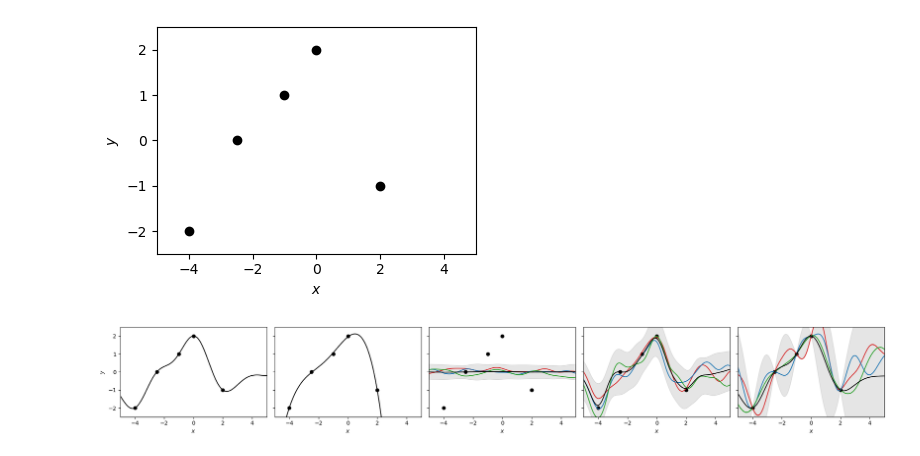
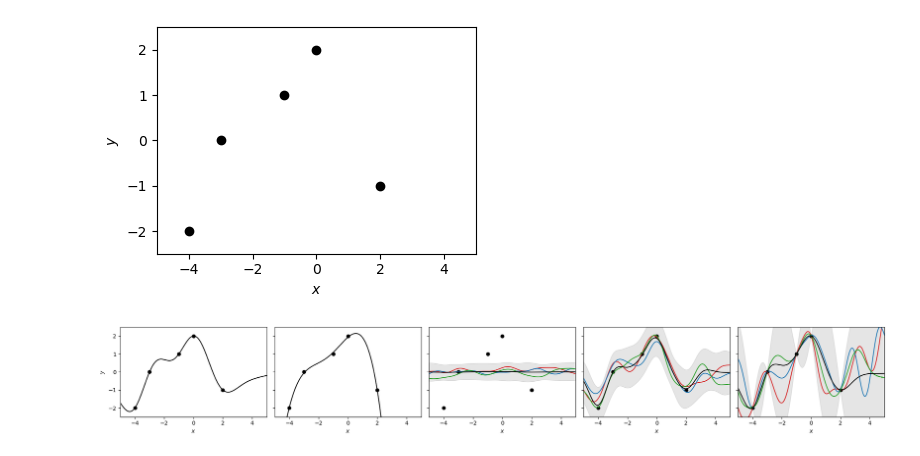
Before and after one commit to ethanharvey98/understanding-SNGP, a Jupyter notebook: notebooks/regression_demo.ipynb, the cells around one changed output. Cells and saved outputs as stored; diff of their text form; code cells hidden in the pictures.

```diff
--- a/notebooks/regression_demo.ipynb
+++ b/notebooks/regression_demo.ipynb
@@ -20,7 +20,7 @@ import layers
 import losses
 import utils
 # %%
-X_numpy, y_numpy = np.array([[-4], [-2.5], [-1], [0], [2]]), np.array([-2, 0, 1, 2, -1])
+X_numpy, y_numpy = np.array([[-4], [-3], [-1], [0], [2]]), np.array([-2, 0, 1, 2, -1])
 
 X = torch.tensor(X_numpy, dtype=torch.float32)
 y = torch.tensor(y_numpy.reshape(-1, 1), dtype=torch.float32)
@@ -35,7 +35,7 @@ plt.ylabel(r'$y$')
 fig.tight_layout()
 plt.show()
 # %% [output]
-[figure, old version]
+[figure, new version]
 # %%
 model = layers.RandomFeatureGaussianProcess(in_features=1, out_features=1, lengthscale=1.0)
 criterion = losses.ERMLoss(criterion=torch.nn.MSELoss())
@@ -241,7 +241,7 @@ ncols, nrows = 5, 1
 fig, axs = plt.subplots(figsize=(4*ncols, 3*nrows), ncols=ncols, nrows=nrows, sharex=True, sharey='row')
 
 axs[0].scatter(X_numpy, y_numpy, color='#000000')
-axs[0].plot(np.linspace(start=-5, stop=5, num=1000), lengthscale1_preds, color='#000000')
+axs[0].plot(linspace, lengthscale1_preds, color='#000000')
 axs[0].set_xlim([-5, 5])
 axs[0].set_ylim([-2.5, 2.5])
 axs[0].set_xlabel(r'$x$')
@@ -254,37 +254,37 @@ axs[1].set_ylim([-2.5, 2.5])
 axs[1].set_xlabel(r'$x$')
 
 axs[2].scatter(X_numpy, y_numpy, color='#000000')
-axs[2].fill_between(np.linspace(start=-5, stop=5, num=1000), elbo_samples.mean(dim=0)+3*elbo_samples.std(dim=0), elbo_samples.mean(dim=0)-3*elbo_samples.std(dim=0), alpha=0.1, color='#000000')
+axs[2].fill_between(linspace, elbo_samples.mean(dim=0)+3*elbo_samples.std(dim=0), elbo_samples.mean(dim=0)-3*elbo_samples.std(dim=0), alpha=0.1, color='#000000')
 axs[2].plot(linspace, elbo_samples[0], color='#D62728')
 axs[2].plot(linspace, elbo_samples[1], color='#1F77B4')
 axs[2].plot(linspace, elbo_samples[2], color='#2CA02C')
 axs[2].plot(linspace, elbo_mean, color='#000000')
 axs[2].set_xlim([-5, 5])
 axs[2].set_ylim([-2.5, 2.5])
 axs[2].set_xlabel(r'$x$')
 
 axs[3].scatter(X_numpy, y_numpy, color='#000000')
-axs[3].fill_between(np.linspace(start=-5, stop=5, num=1000), de_elbo_samples.mean(dim=0)+3*de_elbo_samples.std(dim=0), de_elbo_samples.mean(dim=0)-3*de_elbo_samples.std(dim=0), alpha=0.1, color='#000000')
+axs[3].fill_between(linspace, de_elbo_samples.mean(dim=0)+3*de_elbo_samples.std(dim=0), de_elbo_samples.mean(dim=0)-3*de_elbo_samples.std(dim=0), alpha=0.1, color='#000000')
 axs[3].plot(linspace, de_elbo_samples[0], color='#D62728')
 axs[3].plot(linspace, de_elbo_samples[1], color='#1F77B4')
 axs[3].plot(linspace, de_elbo_samples[2], color='#2CA02C')
 axs[3].plot(linspace, de_elbo_mean, color='#000000')
 axs[3].set_xlim([-5, 5])
 axs[3].set_ylim([-2.5, 2.5])
 axs[3].set_xlabel(r'$x$')
 
 axs[4].scatter(X_numpy, y_numpy, color='#000000')
-axs[4].fill_between(np.linspace(start=-5, stop=5, num=1000), gp_preds.mean+3*gp_preds.stddev, gp_preds.mean-3*gp_preds.stddev, alpha=0.1, color='#000000')
+axs[4].fill_between(linspace, gp_preds.mean+3*gp_preds.stddev, gp_preds.mean-3*gp_preds.stddev, alpha=0.1, color='#000000')
 axs[4].plot(linspace, gp_samples[0], color='#D62728')
 axs[4].plot(linspace, gp_samples[1], color='#1F77B4')
 axs[4].plot(linspace, gp_samples[2], color='#2CA02C')
 axs[4].plot(linspace, gp_preds.mean, color='#000000')
 axs[4].set_xlim([-5, 5])
 axs[4].set_ylim([-2.5, 2.5])
 axs[4].set_xlabel(r'$x$')
 
 fig.tight_layout()
 fig.savefig('regression_demo.pdf', bbox_inches='tight')
 plt.show()
 # %% [output]
-[figure, old version]
+[figure, new version]
```
Also changed, not shown: 10 other files.
